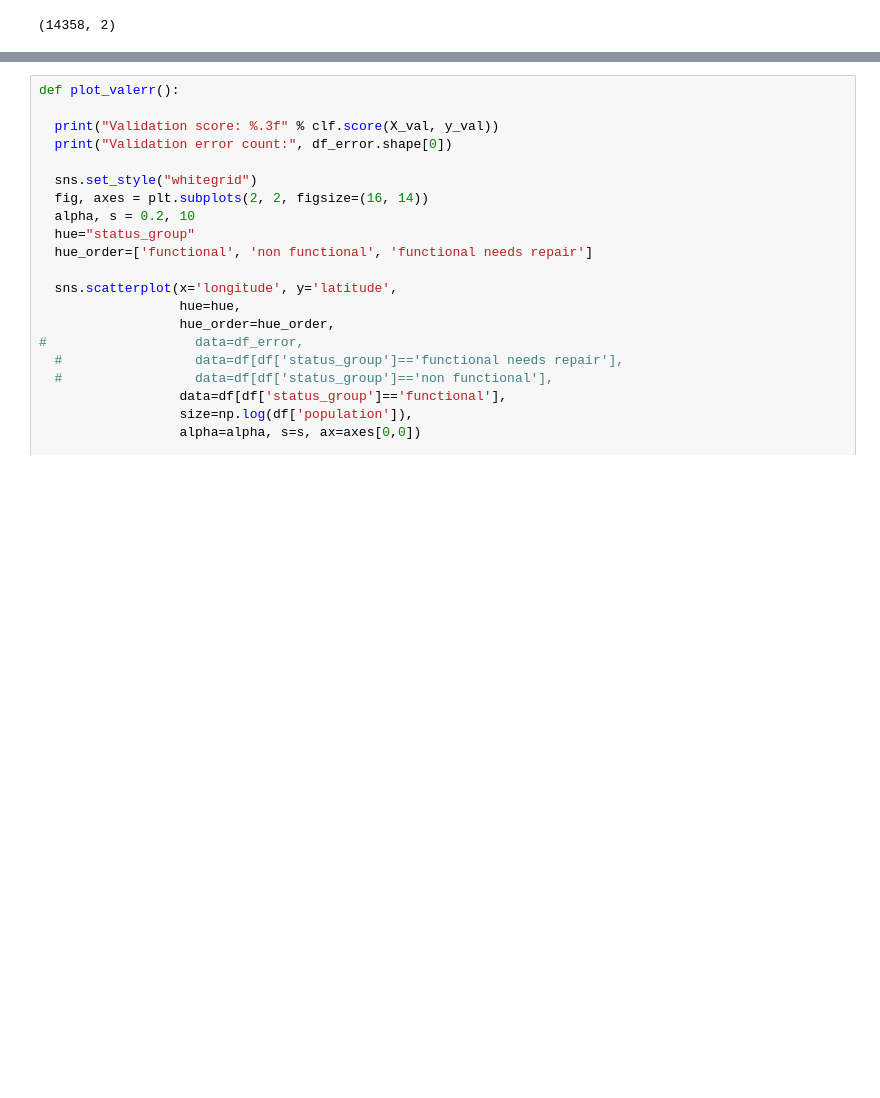
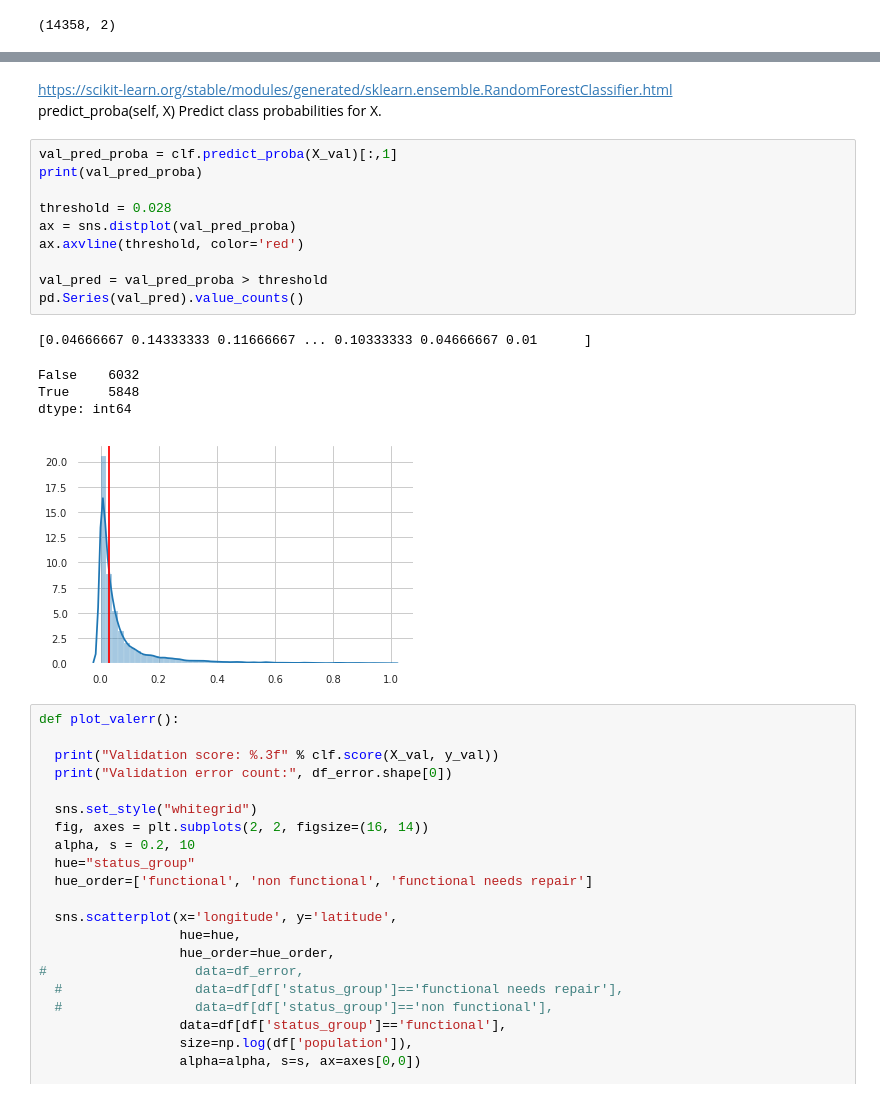
Before and after one commit to bloominstituteoftechnology/DS-Unit-2-Tree-Ensembles, a Jupyter notebook: module3-confusion-matrix/kaggle_20190715.ipynb, the cells around one changed output, grey strips where cells are left out. Saved outputs shown, nothing was run; the diff lists cells and outputs as text; blank space fills up the shorter version.

```diff
--- a/module3-confusion-matrix/kaggle_20190715.ipynb
+++ b/module3-confusion-matrix/kaggle_20190715.ipynb
@@ -654,3 +707,22 @@ pd.DataFrame(classification_report(y_val, val_pred, output_dict=True))
+# %% [markdown]
+https://scikit-learn.org/stable/modules/generated/sklearn.ensemble.RandomForestClassifier.html
+predict_proba(self, X)	Predict class probabilities for X.
+# %%
+val_pred_proba = clf.predict_proba(X_val)[:,1]
+print(val_pred_proba)
+
+threshold = 0.028
+ax = sns.distplot(val_pred_proba)
+ax.axvline(threshold, color='red')
+
+val_pred = val_pred_proba > threshold
+pd.Series(val_pred).value_counts()
+# %% [output]
+[0.04666667 0.14333333 0.11666667 ... 0.10333333 0.04666667 0.01      ]
+False    6032
+True     5848
+dtype: int64
+[figure, added]
 # %%
 def plot_valerr():
 
```
Also changed, not shown: parts of 14 cells of this notebook.
